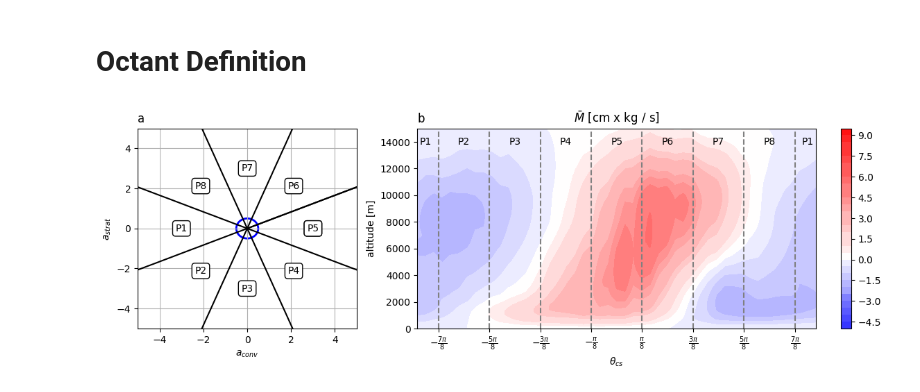
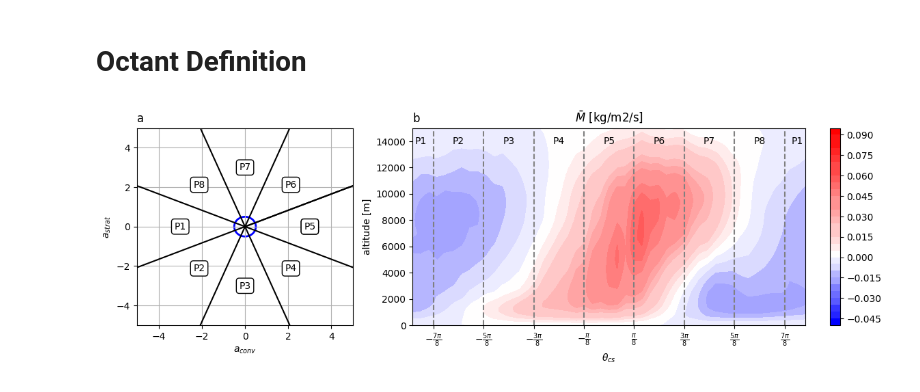
Before and after one commit to pedroanguloumana/multiscale_circulations_in_gsam, a Jupyter notebook: notebooks/gridscale_evolution.ipynb, the cells around one changed output. Saved outputs shown, nothing was run; the diff lists cells and outputs as text; code cells hidden in the pictures.

```diff
--- a/notebooks/gridscale_evolution.ipynb
+++ b/notebooks/gridscale_evolution.ipynb
@@ -83,0 +87,24 @@ save_figure(fig, 'gsam_era5_pc_evolution.pdf')
+# %%
+fig, axs = plt.subplots(ncols=2, nrows=1, figsize=(12, 5))
+for i, ax in enumerate(axs.ravel()):
+    pcs = [gsam_pcs, era5_pcs][i]
+    pcs /= pcs.std(('lat', 'lon', 'time'))
+    x_da = pcs.sel(mode=1)
+    y_da = pcs.sel(mode=2)
+    # Choose subsets of lat and lon to avoid an overly busy plot
+    # e.g., every 10th point in lat and lon just for demonstration
+    lat_vals = x_da.lat.values[::15]
+    lon_vals = x_da.lon.values[::15]
+
+    for lat_pt in lat_vals:
+        for lon_pt in lon_vals:
+            x_series = x_da.sel(lat=lat_pt, lon=lon_pt).values
+            y_series = y_da.sel(lat=lat_pt, lon=lon_pt).values
+
+            ax.plot(x_series, y_series, marker='.', linestyle='-',
+                    markersize=2, alpha=0.6)
+
+    ax.set_xlabel('PC1')
+    ax.set_ylabel('PC2')
+    ax.set_title("Cobweb plot of PC1 vs PC2 for multiple lat-lon points")
+    plt.show()
@@ -92,7 +189,7 @@ w = w.W*w.rho
 w = w.where(r>0.5, np.nan)
 # %%
 theta_bins = np.linspace(-np.pi, np.pi, 50)
-binned_w = 100*w.groupby_bins(theta, bins=theta_bins).mean()
+binned_w = w.groupby_bins(theta, bins=theta_bins).mean()
 # %%
 # Create figure and a 1x3 grid where the last two grids are merged
 fig = plt.figure(figsize=(12, 4))
@@ -128,8 +225,8 @@ ax.set_title('a', loc='left')
 # Create a large subplot that spans the last two grids
 ax = fig.add_subplot(gs[1:])
 
-levels = np.arange(-5, 10, 0.5)
-norm = colors.TwoSlopeNorm(vmin=levels.min()-1, vmax=levels.max()+1, vcenter=0)
+levels = np.arange(-5, 10, 0.5)/100
+norm = colors.TwoSlopeNorm(vmin=levels.min(), vmax=levels.max(), vcenter=0)
 binned_w.plot.contourf(ax=ax, levels=levels, cmap=plt.cm.bwr, norm=norm)
 ax.set_ylim(0, 15e3)
 pi = np.pi
@@ -140,32 +237,32 @@ for x in x_positions:
     ax.axvline(x=x, color='grey', linestyle='--')
 
 # Set the x-ticks at the specified x-coordinates
 ax.set_xticks(x_positions)
 
 # Create LaTeX-formatted labels for the x-ticks
 fractions = [
     r'$-\frac{7\pi}{8}$', r'$-\frac{5\pi}{8}$', r'$-\frac{3\pi}{8}$', r'$-\frac{\pi}{8}$',
     r'$\frac{\pi}{8}$', r'$\frac{3\pi}{8}$', r'$\frac{5\pi}{8}$', r'$\frac{7\pi}{8}$'
 ]
 ax.set_xticklabels(fractions)
 
 # Calculate midpoints between the x-positions
 midpoints = (x_positions[:-1] + x_positions[1:]) / 2
 
 # Add text at the midpoints of each interval
 interval_labels = [f'P{i+2}' for i in range(len(midpoints))]
 for x_mid, label in zip(midpoints, interval_labels):
     ax.text(x_mid, 14e3, label, ha='center', va='center')
 ax.text((-7.5*pi/8), 14e3, 'P1', ha='center', va='center')
 ax.text((7.5*pi/8), 14e3, 'P1', ha='center', va='center')
 
 ax.set_xlabel(r'$\theta_{cs}$')
 ax.set_ylabel('altitude [m]')
 ax.set_title('b', loc='left')
-ax.set_title(r'$\bar M$ [cm x kg / s]', loc='center')
+ax.set_title(r'$\bar M$ [kg/m2/s]', loc='center')
 
 fig.tight_layout(pad=1)
 
 save_figure(fig, 'octant_definition.pdf')
 # %% [output]
-[figure, old version]
+[figure, new version]
```
Also changed, not shown: parts of 6 cells of this notebook, 11 other files.
